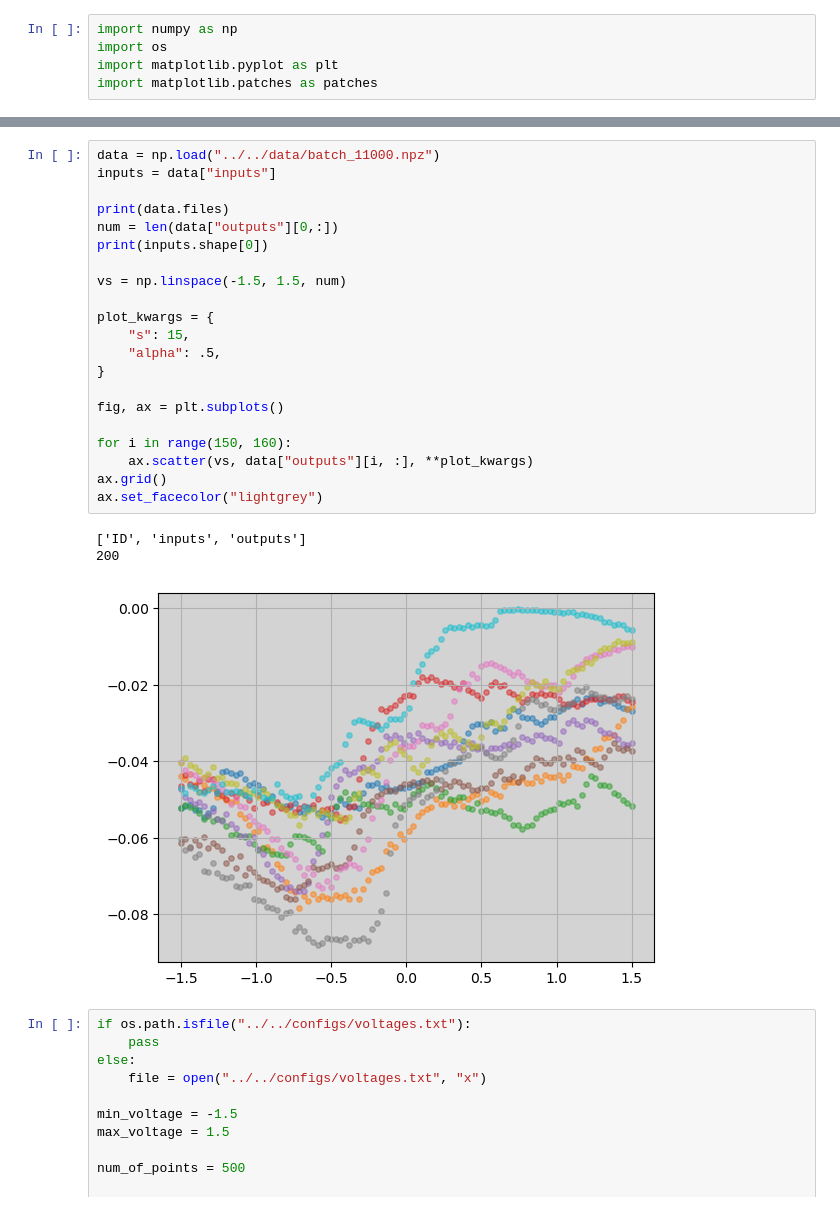
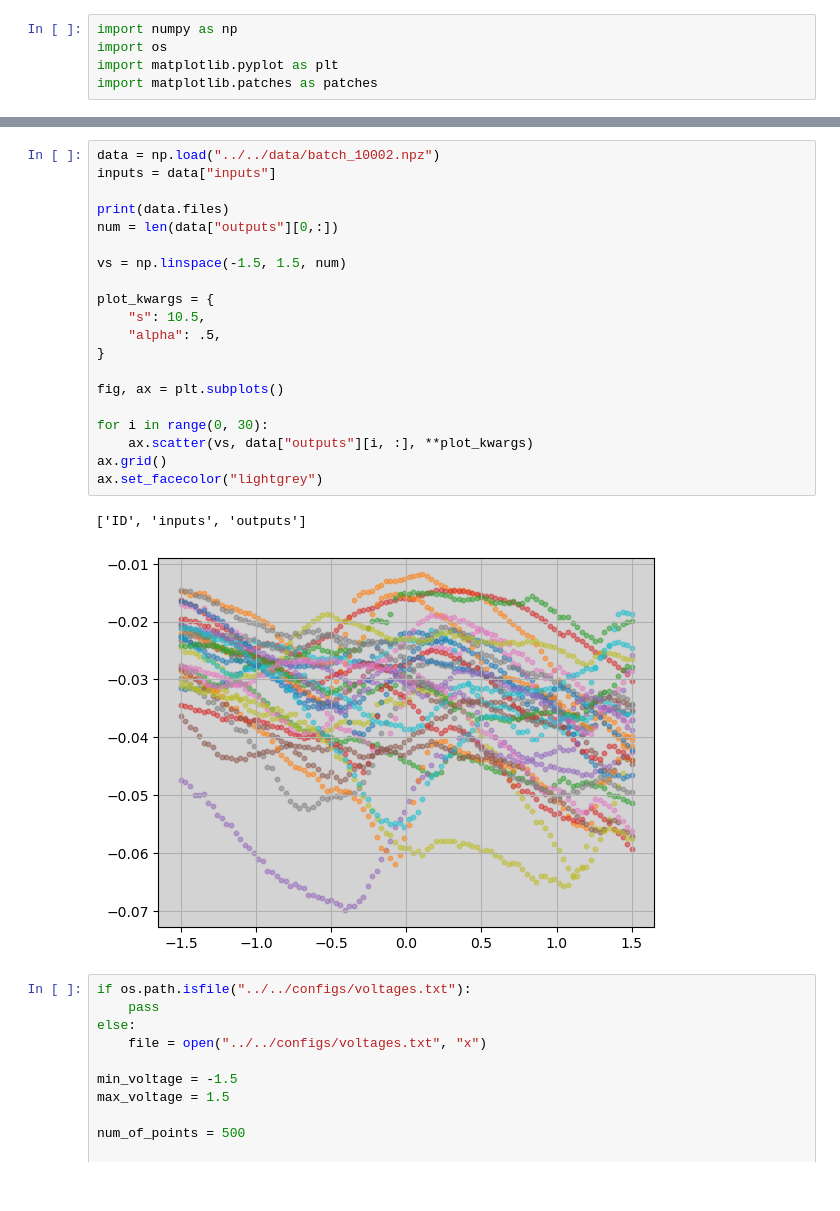
Before and after one commit to jwass1997/kmc_project, a Jupyter notebook: scripts/python_scripts/visualize.ipynb, the cells around one changed output, grey strips where cells are left out. Drawn from its saved outputs; the diff is of its cells as text.

```diff
--- a/scripts/python_scripts/visualize.ipynb
+++ b/scripts/python_scripts/visualize.ipynb
@@ -71,28 +71,26 @@ NameError: name 'radius' is not defined
 # %%
-data = np.load("../../data/batch_11000.npz")
+data = np.load("../../data/batch_10002.npz")
 inputs = data["inputs"]
 
 print(data.files)
 num = len(data["outputs"][0,:])
-print(inputs.shape[0])
 
 vs = np.linspace(-1.5, 1.5, num)
 
 plot_kwargs = {
-    "s": 15,
+    "s": 10.5,
     "alpha": .5,
 }
 
 fig, ax = plt.subplots()
 
-for i in range(150, 160):
+for i in range(0, 30):
     ax.scatter(vs, data["outputs"][i, :], **plot_kwargs)
 ax.grid()
 ax.set_facecolor("lightgrey")
 # %% [output]
 ['ID', 'inputs', 'outputs']
-200
-[figure, old version]
+[figure, new version]
 # %%
 if os.path.isfile("../../configs/voltages.txt"):
     pass
```
Also changed, not shown: parts of 3 cells of this notebook, 14 other files.
